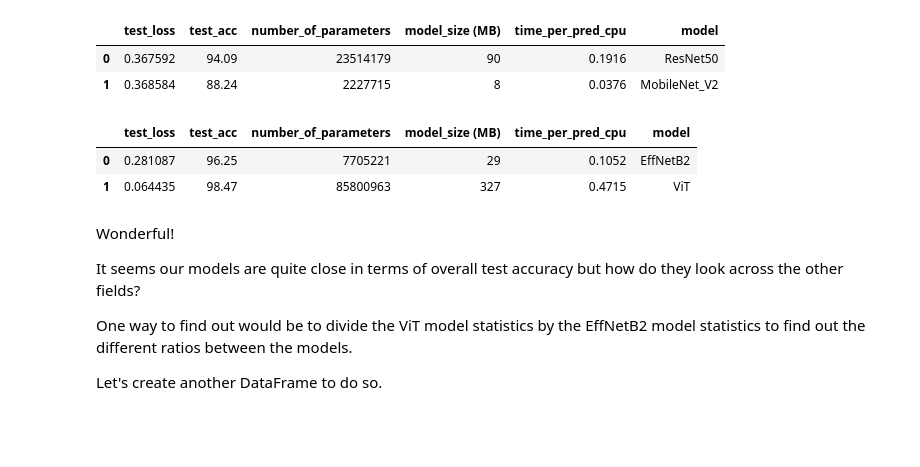
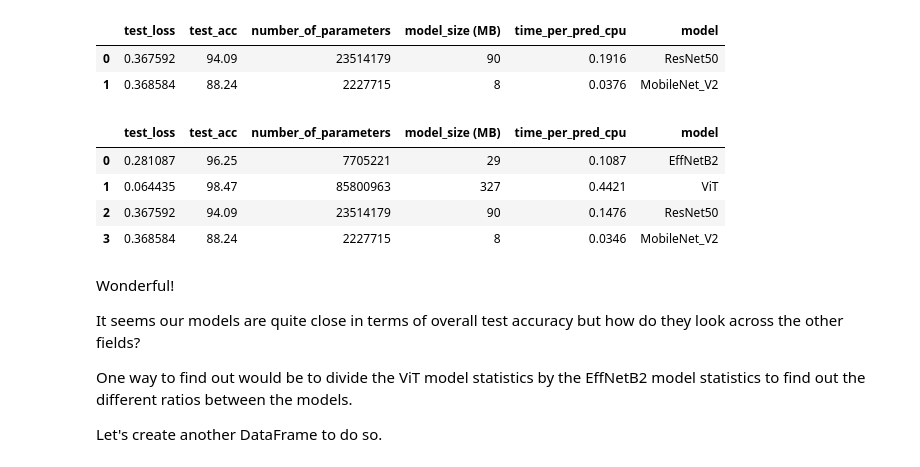
Before and after one commit to pksi/pyTorch_DL_models, a Jupyter notebook: pytorch_model_deployment.ipynb, the cells around one changed output. Saved outputs shown, nothing was run; the diff lists cells and outputs as text; code cells hidden in the pictures; blank space fills up the shorter version.

```diff
--- a/pytorch_model_deployment.ipynb
+++ b/pytorch_model_deployment.ipynb
@@ -1265,19 +1269,21 @@ stats_df
 | 1 | 0.368584 | 88.24 | 2227715 | 8 | 0.0376 | MobileNet_V2 |
 # %%
 # Turn stat dictionaries into DataFrame
-df = pd.DataFrame([effnetb2_stats, vit_stats])
+df = pd.DataFrame([effnetb2_stats, vit_stats,resnet_stats,mbn_stats])
 
 # Add column for model names
-df["model"] = ["EffNetB2", "ViT"]
+df["model"] = ["EffNetB2", "ViT","ResNet50", "MobileNet_V2"]
 
 # Convert accuracy to percentages
 df["test_acc"] = round(df["test_acc"] * 100, 2)
 
 df
 # %% [output]
 |  | test_loss | test_acc | number_of_parameters | model_size (MB) | time_per_pred_cpu | model |
-| 0 | 0.281087 | 96.25 | 7705221 | 29 | 0.1052 | EffNetB2 |
-| 1 | 0.064435 | 98.47 | 85800963 | 327 | 0.4715 | ViT |
+| 0 | 0.281087 | 96.25 | 7705221 | 29 | 0.1087 | EffNetB2 |
+| 1 | 0.064435 | 98.47 | 85800963 | 327 | 0.4421 | ViT |
+| 2 | 0.367592 | 94.09 | 23514179 | 90 | 0.1476 | ResNet50 |
+| 3 | 0.368584 | 88.24 | 2227715 | 8 | 0.0346 | MobileNet_V2 |
 # %% [markdown]
 Wonderful!
 
```
Also changed, not shown: parts of 21 cells of this notebook.
